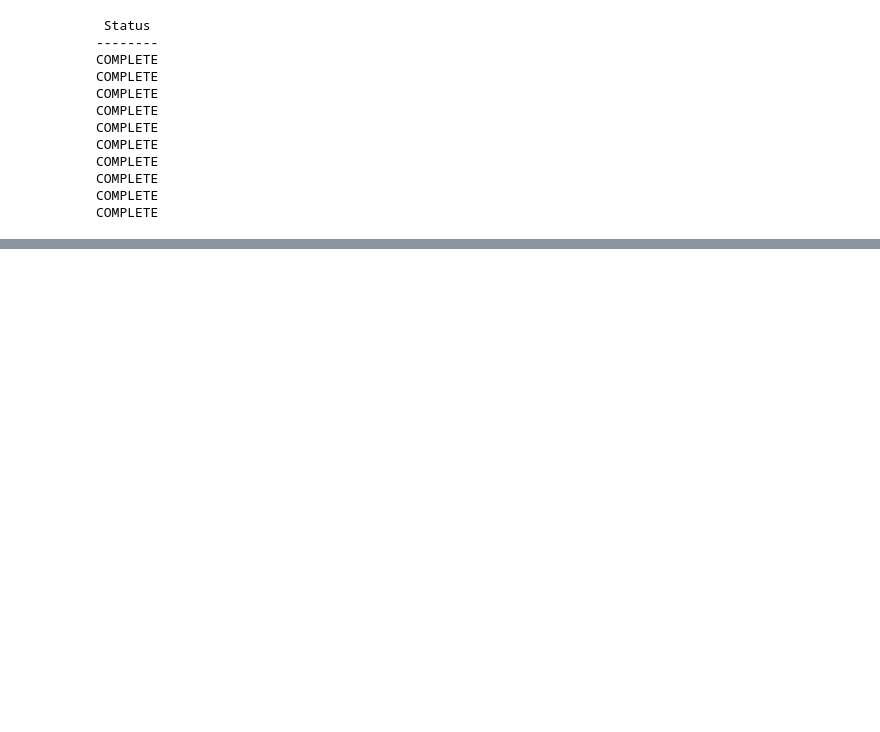
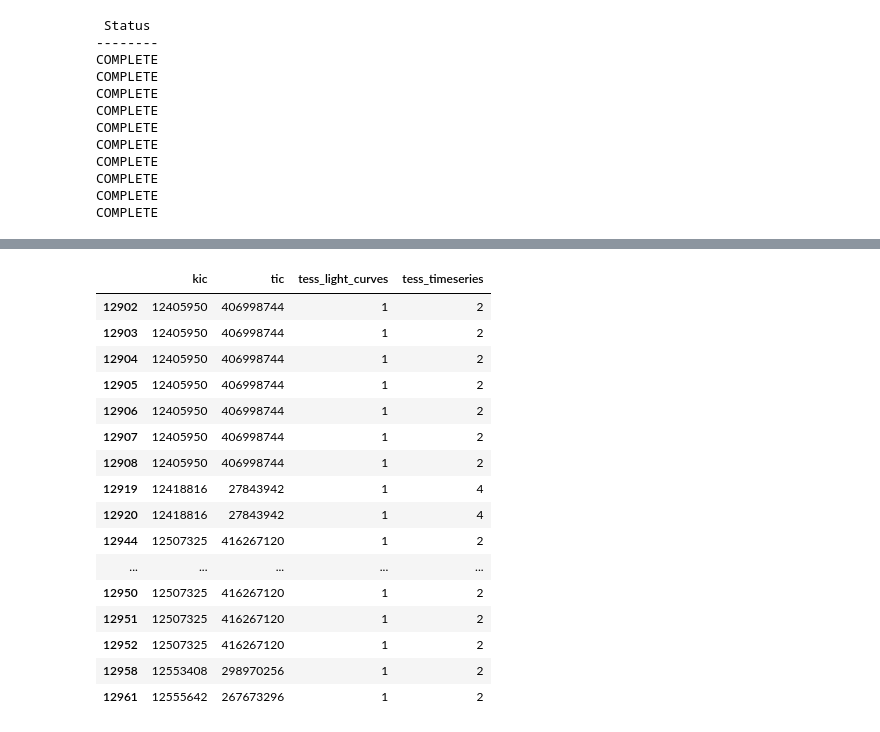
Before and after one commit to travisrmetz/w210, a Jupyter notebook: dataset-construction/cloud_data.ipynb, the cells around one changed output, grey strips where cells are left out. Cells and saved outputs as stored; diff of their text form; code cells hidden in the pictures; blank space fills up the shorter version.

```diff
--- a/dataset-construction/cloud_data.ipynb
+++ b/dataset-construction/cloud_data.ipynb
@@ -183,0 +302,20 @@ COMPLETE
+# %%
+joined_df[joined_df["tess_light_curves"] > 0].tail(20)
+# %% [output]
+|  | kic | tic | tess_light_curves | tess_timeseries |
+| 12902 | 12405950 | 406998744 | 1 | 2 |
+| 12903 | 12405950 | 406998744 | 1 | 2 |
+| 12904 | 12405950 | 406998744 | 1 | 2 |
+| 12905 | 12405950 | 406998744 | 1 | 2 |
+| 12906 | 12405950 | 406998744 | 1 | 2 |
+| 12907 | 12405950 | 406998744 | 1 | 2 |
+| 12908 | 12405950 | 406998744 | 1 | 2 |
+| 12919 | 12418816 | 27843942 | 1 | 4 |
+| 12920 | 12418816 | 27843942 | 1 | 4 |
+| 12944 | 12507325 | 416267120 | 1 | 2 |
+| ... | ... | ... | ... | ... |
+| 12950 | 12507325 | 416267120 | 1 | 2 |
+| 12951 | 12507325 | 416267120 | 1 | 2 |
+| 12952 | 12507325 | 416267120 | 1 | 2 |
+| 12958 | 12553408 | 298970256 | 1 | 2 |
+| 12961 | 12555642 | 267673296 | 1 | 2 |
```
Also changed, not shown: parts of 24 cells of this notebook, 3 other files.
